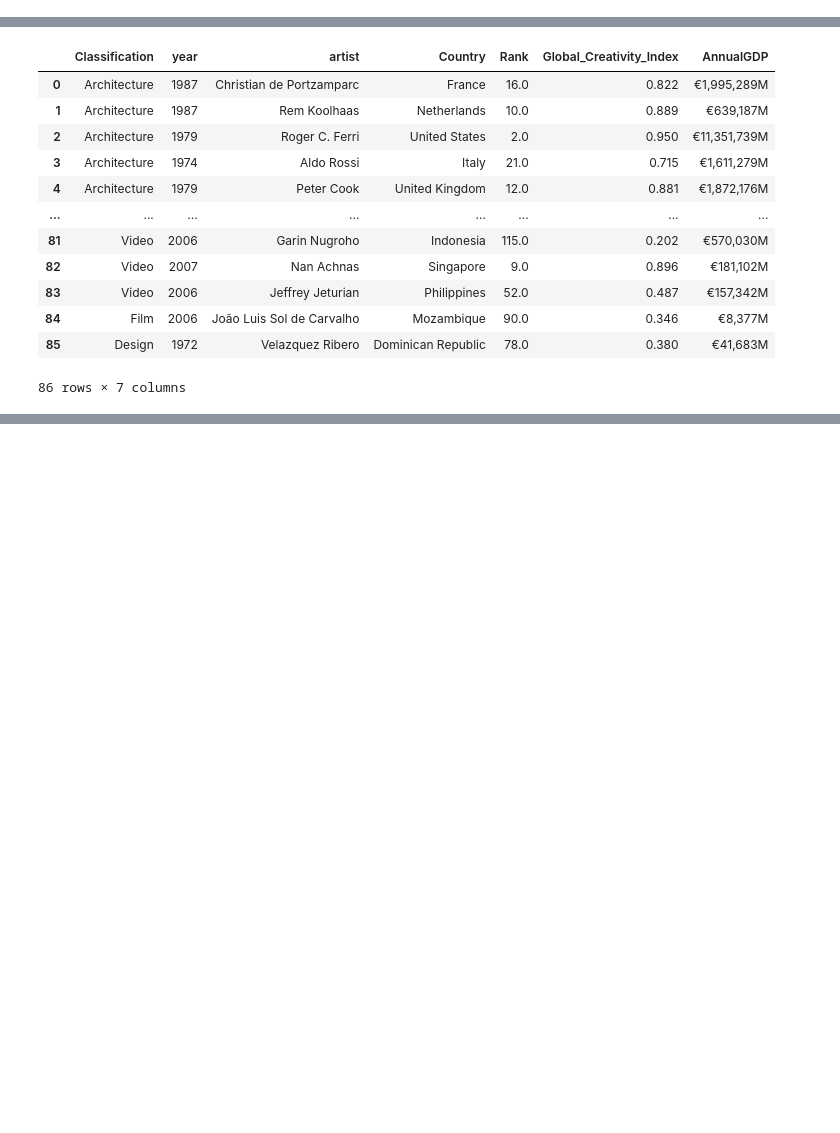
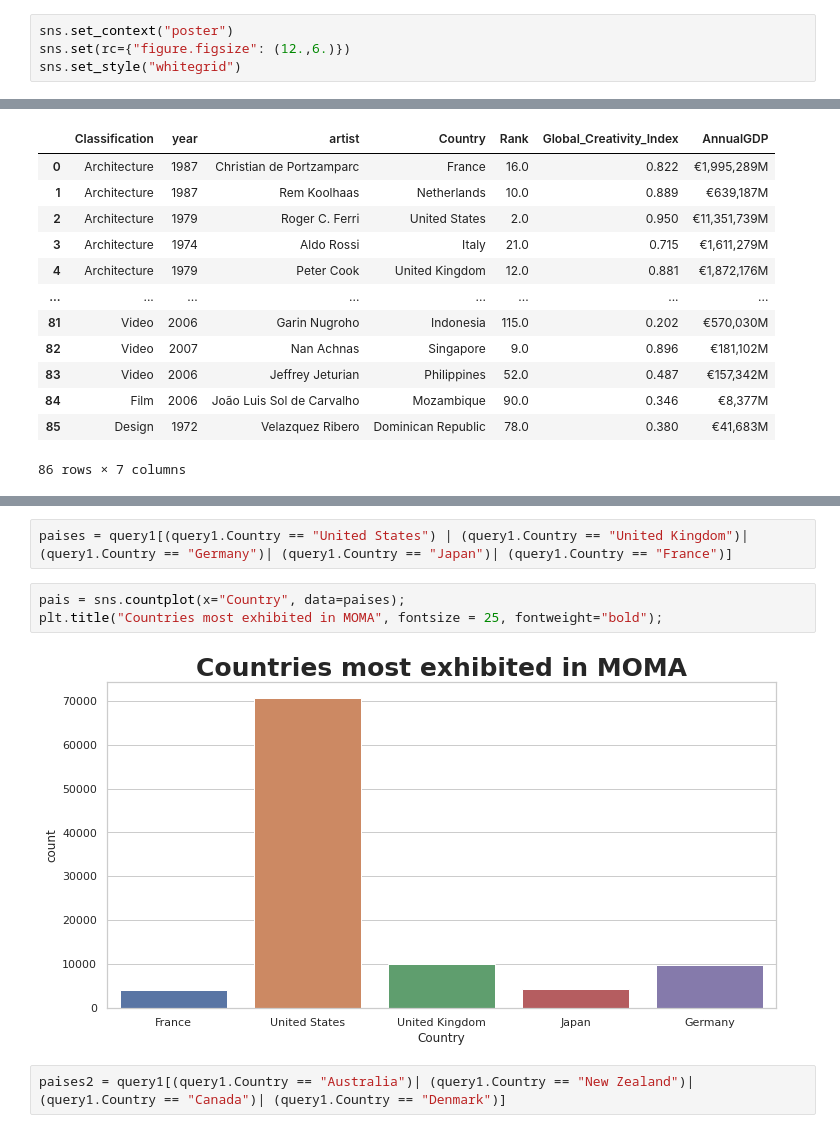
Before and after one commit to jesuschao/ETL-MOMA-Artists, a Jupyter notebook: your-code/MySQL.ipynb, the cells around one changed output, grey strips where cells are left out. Cells and saved outputs as stored; diff of their text form; blank space fills up the shorter version.

```diff
--- a/your-code/MySQL.ipynb
+++ b/your-code/MySQL.ipynb
@@ -11,3 +13,7 @@ from sqlalchemy import create_engine
+# %%
+sns.set_context("poster")
+sns.set(rc={"figure.figsize": (12.,6.)})
+sns.set_style("whitegrid")
 # %% [markdown]
 # MySQL
 # %%
@@ -152,0 +173,9 @@ query
+# %%
+paises = query1[(query1.Country == "United States") | (query1.Country == "United Kingdom")| (query1.Country == "Germany")| (query1.Country == "Japan")| (query1.Country == "France")]
+# %%
+pais = sns.countplot(x="Country", data=paises);
+plt.title("Countries most exhibited in MOMA", fontsize = 25, fontweight="bold");
+# %% [output]
+[figure, added]
+# %%
+paises2 = query1[(query1.Country == "Australia")| (query1.Country == "New Zealand")| (query1.Country == "Canada")| (query1.Country == "Denmark")]
```
Also changed, not shown: parts of 9 cells of this notebook, 2 other files.
